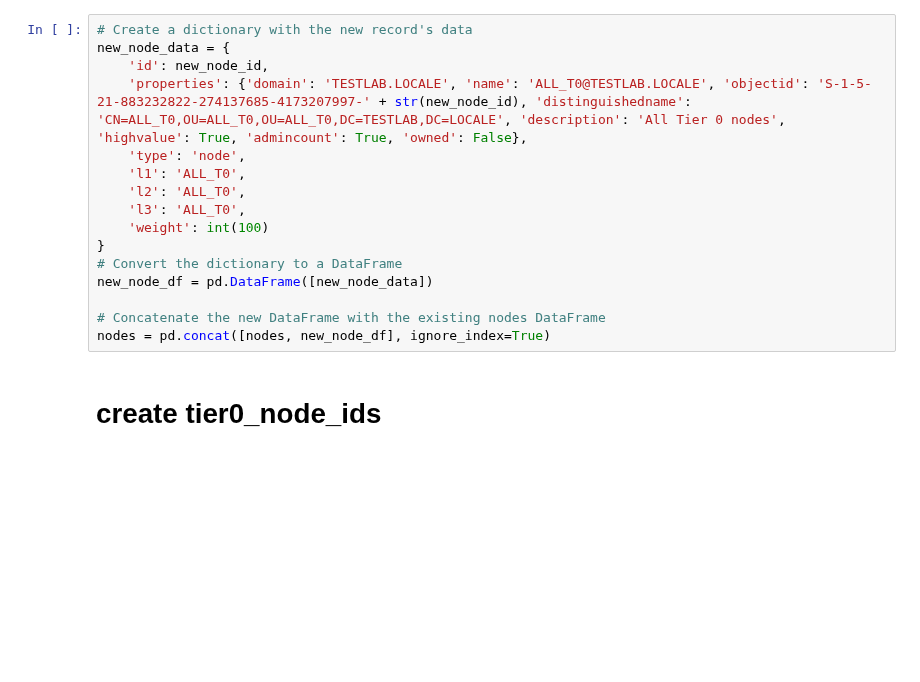
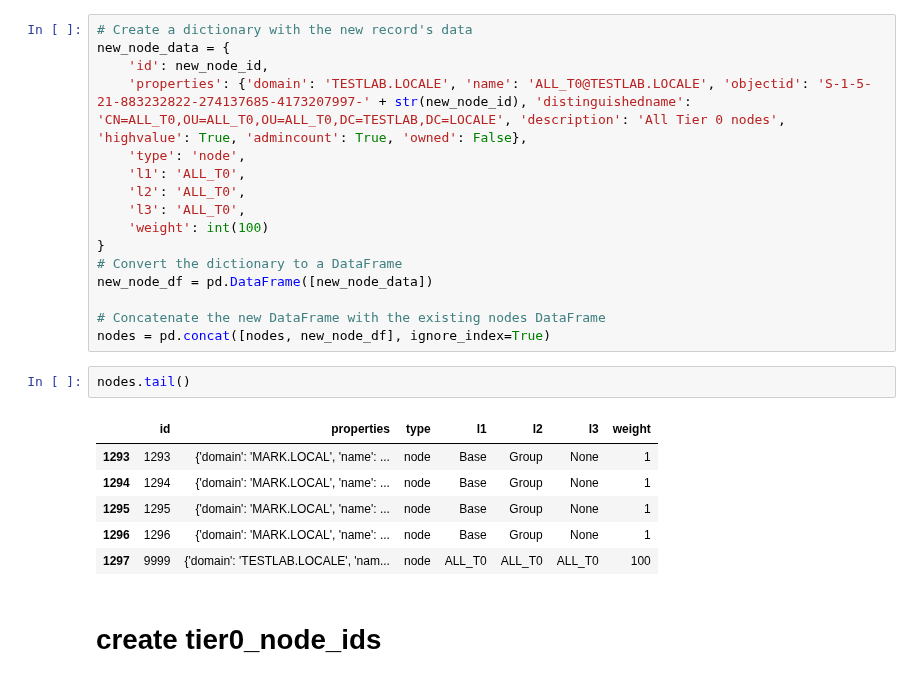
Before and after one commit to markajbell/BH, a Jupyter notebook: Stats_sec_1k.ipynb, the cells around one changed output. Drawn from its saved outputs; the diff is of its cells as text; blank space fills up the shorter version.

```diff
--- a/Stats_sec_1k.ipynb
+++ b/Stats_sec_1k.ipynb
@@ -207,6 +207,15 @@ new_node_df = pd.DataFrame([new_node_data])
 
 # Concatenate the new DataFrame with the existing nodes DataFrame
 nodes = pd.concat([nodes, new_node_df], ignore_index=True)
+# %%
+nodes.tail()
+# %% [output]
+|  | id | properties | type | l1 | l2 | l3 | weight |
+| 1293 | 1293 | {'domain': 'MARK.LOCAL', 'name': ... | node | Base | Group | None | 1 |
+| 1294 | 1294 | {'domain': 'MARK.LOCAL', 'name': ... | node | Base | Group | None | 1 |
+| 1295 | 1295 | {'domain': 'MARK.LOCAL', 'name': ... | node | Base | Group | None | 1 |
+| 1296 | 1296 | {'domain': 'MARK.LOCAL', 'name': ... | node | Base | Group | None | 1 |
+| 1297 | 9999 | {'domain': 'TESTLAB.LOCALE', 'nam... | node | ALL_T0 | ALL_T0 | ALL_T0 | 100 |
 # %% [markdown]
 # create tier0_node_ids
 # %%
```
Also changed, not shown: parts of 10 cells of this notebook.
